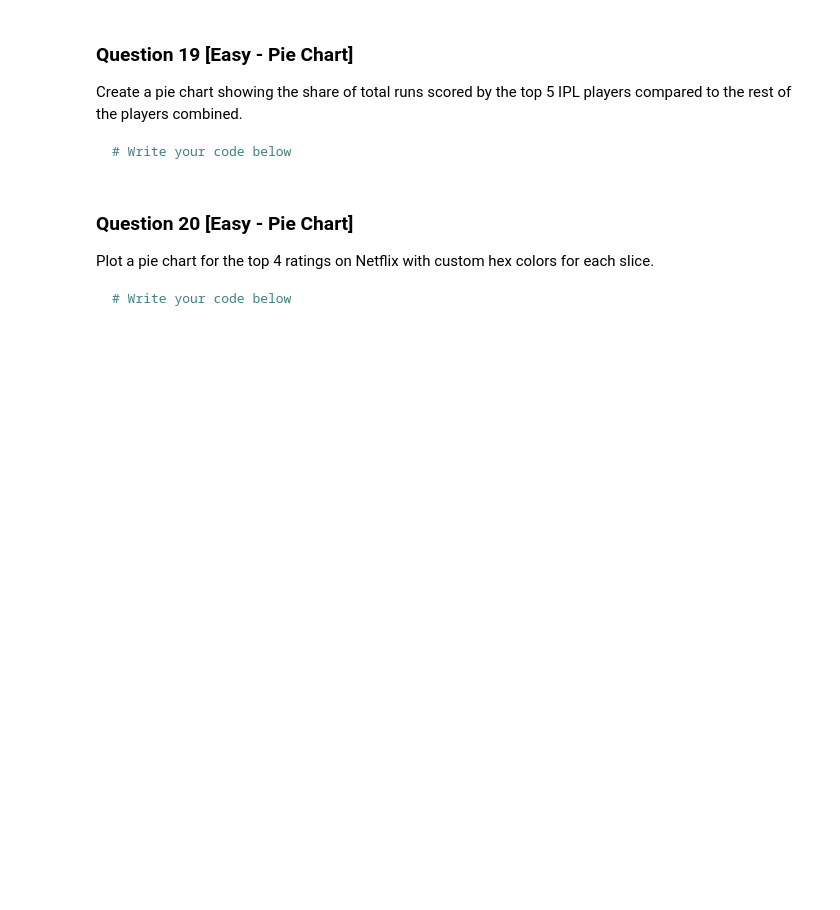
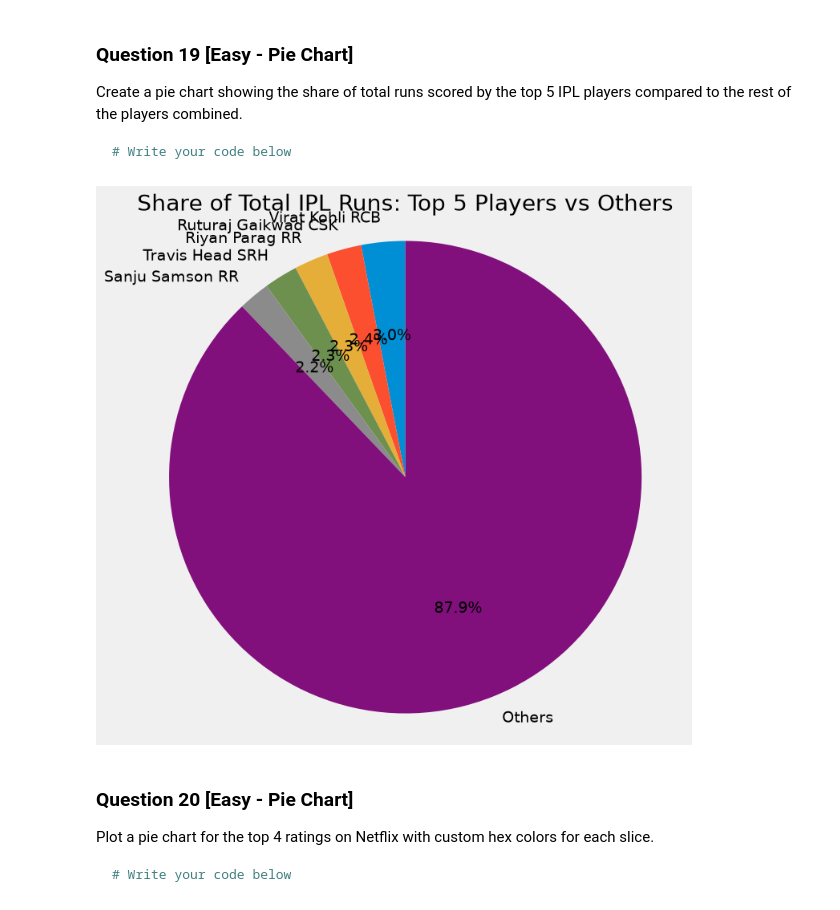
Before and after one commit to Harshit-kumar38/100-Matplotlib-Problems, a Jupyter notebook: Matplotlib_100_solutions.ipynb, the cells around one changed output. Cells and saved outputs as stored; diff of their text form; code cells hidden in the pictures; blank space fills up the shorter version.

````diff
--- a/Matplotlib_100_solutions.ipynb
+++ b/Matplotlib_100_solutions.ipynb
@@ -329,6 +367,28 @@ Create a pie chart showing the share of total runs scored by the top 5 IPL playe
 ```python
 # Write your code below
 ```
+# %%
+
+player_runs = ipl.groupby('Player')['Runs'].sum().sort_values(ascending=False)
+top_5 = player_runs.head(5)
+others = player_runs.iloc[5:].sum()
+
+data = top_5.copy()
+data['Others'] = others
+
+plt.figure(figsize=(8, 8))
+plt.pie(
+    data,
+    labels=data.index,
+    autopct='%1.1f%%',
+    startangle=90
+)
+
+plt.title('Share of Total IPL Runs: Top 5 Players vs Others')
+plt.axis('equal')
+plt.show()
+# %% [output]
+[figure, added]
 # %% [markdown]
 ### Question 20 [Easy - Pie Chart]
 Plot a pie chart for the top 4 ratings on Netflix with custom hex colors for each slice.
````
Also changed, not shown: parts of 4 cells of this notebook.
